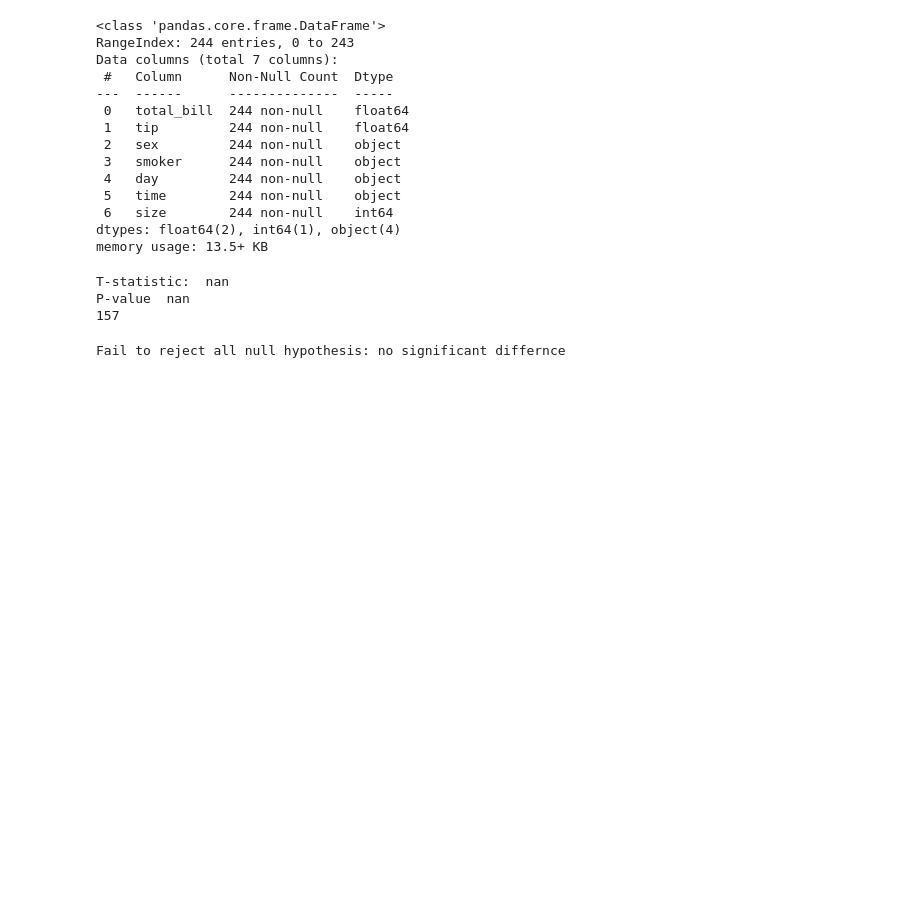
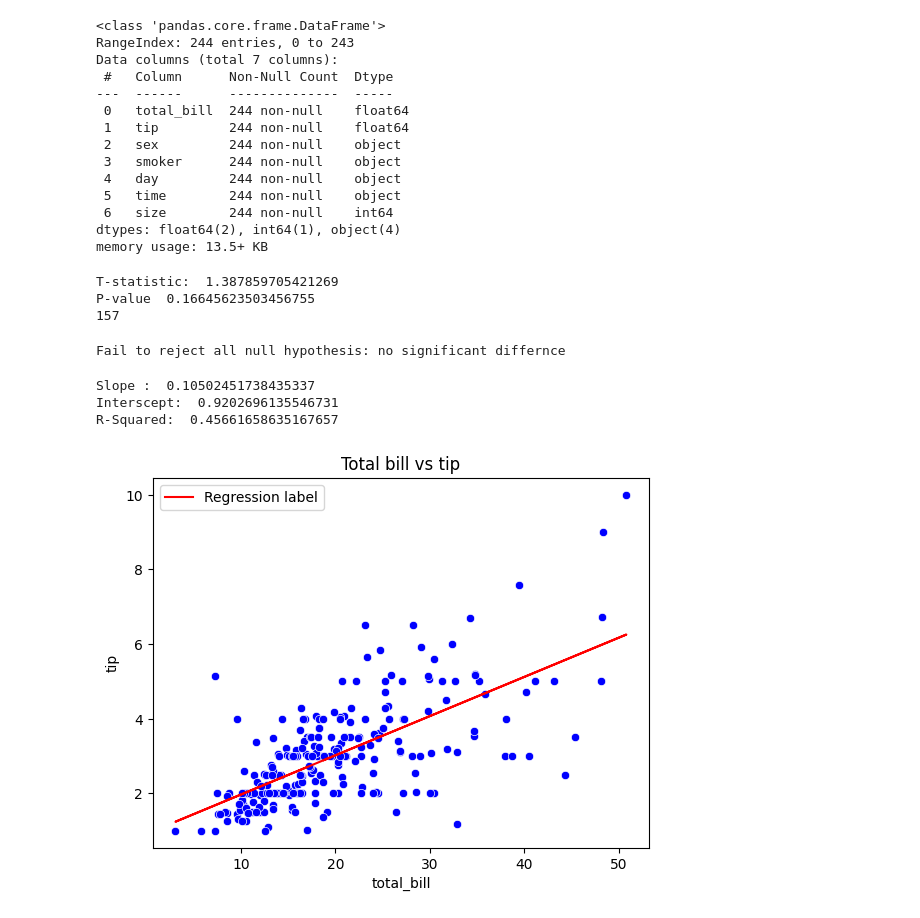
Before and after one commit to abhigyan24379/DataScience, a Jupyter notebook: Week4 (Probability)/7_Project.ipynb, the cells around one changed output. Cells and saved outputs as stored; diff of their text form; code cells hidden in the pictures; blank space fills up the shorter version.

Commit message:
Regression

```diff
--- a/Week4 (Probability)/7_Project.ipynb
+++ b/Week4 (Probability)/7_Project.ipynb
@@ -70,10 +70,9 @@ female_tips = df[df['sex']=='female']['tip']
 t_stat , p_value = ttest_ind(male_tips, female_tips)
 print("T-statistic: ", t_stat)
 print("P-value ", p_value)
-print(len(male_tips))
 # %% [output]
-T-statistic:  nan
-P-value  nan
+T-statistic:  1.387859705421269
+P-value  0.16645623503456755
 157
 # %%
 alpha = 0.05
@@ -84,3 +83,25 @@ else:
     print("Fail to reject all null hypothesis: no significant differnce ")
 # %% [output]
 Fail to reject all null hypothesis: no significant differnce
+# %%
+from sklearn.linear_model import LinearRegression
+x = df['total_bill'].values.reshape(-1,1)
+y = df['tip'].values
+
+model = LinearRegression()
+model.fit(x,y)
+
+print("Slope : ", model.coef_[0])
+print("Interscept: ", model.intercept_)
+print("R-Squared: ", model.score(x,y))
+
+sns.scatterplot(x=df['total_bill'], y=df['tip'], color="blue")
+plt.plot(df["total_bill"], model.predict(x), color="red", label="Regression label")
+plt.title("Total bill vs tip")
+plt.legend()
+plt.show()
+# %% [output]
+Slope :  0.10502451738435337
+Interscept:  0.9202696135546731
+R-Squared:  0.45661658635167657
+[figure, added]
```
Also changed, not shown: parts of 1 cell of this notebook, 2 other files.
